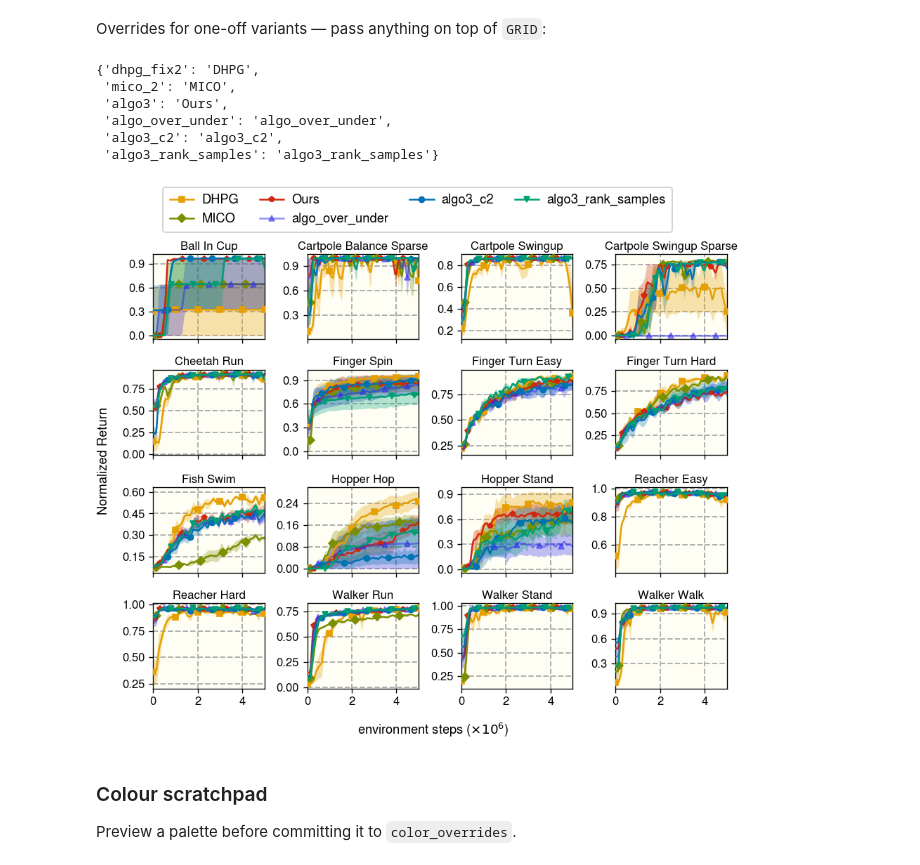
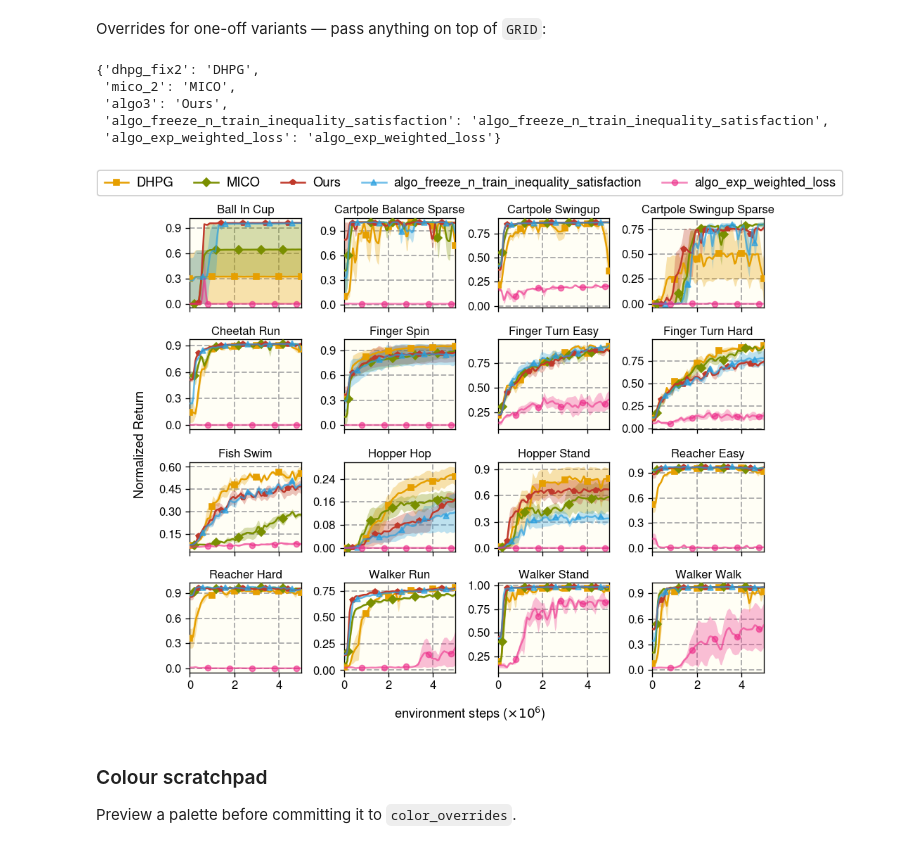
Before and after one commit to rudra-iitm-phd/IHR, a Jupyter notebook: rliable_explore.ipynb, the cells around one changed output. Saved outputs shown, nothing was run; the diff lists cells and outputs as text; code cells hidden in the pictures.

Commit message:
ran experiments with freeze_and_train

```diff
--- a/rliable_explore.ipynb
+++ b/rliable_explore.ipynb
@@ -46,8 +46,27 @@ args = rc.default_args(
     logs_dir="logs_fresh",      # root containing <Env>/<algo>/seed-*/progress.csv
     # envs=["all"],               # ["all"] or e.g. ["BallInCup", "CheetahRun"]
     # envs = ["BallInCup", "CartpoleBalanceSparse", "CartpoleSwingup", "CartpoleSwingupSparse", "CheetahRun", "FingerSpin", "FingerTurnEasy", "FingerTurnHard","FishSwim", "HopperHop", "HopperStand", "ReacherEasy", "ReacherHard", "WalkerRun", "WalkerStand", "WalkerWalk"],
-    envs = ["BallInCup", "CartpoleBalanceSparse", "CartpoleSwingup", "CartpoleSwingupSparse", "CheetahRun", "FingerSpin", "FingerTurnEasy", "FingerTurnHard","FishSwim", "HopperHop", "HopperStand", "ReacherEasy", "ReacherHard", "WalkerRun", "WalkerStand", "WalkerWalk"],
-    algos=["dhpg_fix2", "mico_2", "algo3", "algo_over_under", "algo3_c2", "algo3_rank_samples"],   # ALSO sets display order: first = leftmost
+    envs = [
+            # "AcrobotSwingup",
+            # "AcrobotSwingupSparse",
+            "BallInCup",
+            "CartpoleBalanceSparse",
+            "CartpoleSwingup",
+            "CartpoleSwingupSparse",
+            "CheetahRun",
+            "FingerSpin",
+            "FingerTurnEasy",
+            "FingerTurnHard",
+            "FishSwim",
+            "HopperHop",
+            "HopperStand",
+            "ReacherEasy",
+            "ReacherHard",
+            "WalkerRun",
+            "WalkerStand",
+            "WalkerWalk"
+            ],
+    algos=["dhpg_fix2", "mico_2", "algo3", "algo_freeze_n_train_inequality_satisfaction", "algo_exp_weighted_loss"],   # ALSO sets display order: first = leftmost
                                     # in the legend, top row in the tables
 
     # ---- what to plot ------------------------------------------------------
@@ -251,6 +270,10 @@ Tweak and re-run any single cell. Two ways to change the look:
 
 Nothing here writes to disk; section 6 does the saving.
 # %%
+# colors["algo_over_under"] = "#2C69EDA8"
+colors["algo_liploss"] = "#762CED98"
+colors["algo_exp_weighted_loss"] = "#ED2C8997"
+colors["algo_freeze_n_train_inequality_satisfaction"] = "#279EDFAC"
 fig = rc.fig_aggregate_metrics(agg_scores, agg_cis, algos, labels,
                                colors, markers, args, tag)
 fig.set_figheight(2.8)
@@ -368,29 +392,31 @@ labels
 {'dhpg_fix2': 'DHPG',
  'mico_2': 'MICO',
  'algo3': 'Ours',
- 'algo_over_under': 'algo_over_under',
- 'algo3_c2': 'algo3_c2',
- 'algo3_rank_samples': 'algo3_rank_samples'}
+ 'algo_freeze_n_train_inequality_satisfaction': 'algo_freeze_n_train_inequality_satisfaction',
+ 'algo_exp_weighted_loss': 'algo_exp_weighted_loss'}
 # %%
 # a compact 3-wide figure of just the environments you want to highlight
-colors["algo3"]="#d1270d"
-colors["algo_aug"] = "#cf86fc"
-colors["algo_q_diff_lower_bound"] = "#1CA9E684"
-colors["algo_over_under"] = "#2C2CED84"
+# colors["algo3"]="#d1270d"
+# colors["algo_aug"] = "#cf86fc"
+# # colors["algo_q_diff_lower_bound"] = "#1CA9E684"
+# colors["algo_liploss"] = "#2C2CED84"
+colors["algo_freeze_n_train"] = "#762CED98"
+colors["algo_exp_weighted_loss"] = "#ED2C8997"
+colors["algo_freeze_n_train_inequality_satisfaction"] = "#279EDFAC"
 fig = rc.fig_grid(
     curves, frames, tasks, algos, labels, colors, markers, tag=tag,
     **{**GRID,
        "envs": tasks,
        "ncols": 4,
        "panel_width": 1.8,
        "ylim": None,
        "band": "sem",
        "title_size": 10,
        "facecolor":"#fffef5",
-       "legend_ncol": 4},
+       "legend_ncol": 5},
 )
 # %% [output]
-[figure, old version]
+[figure, new version]
 # %% [markdown]
 ### Colour scratchpad
 
```
Also changed, not shown: parts of 7 cells of this notebook, 6 other files.
